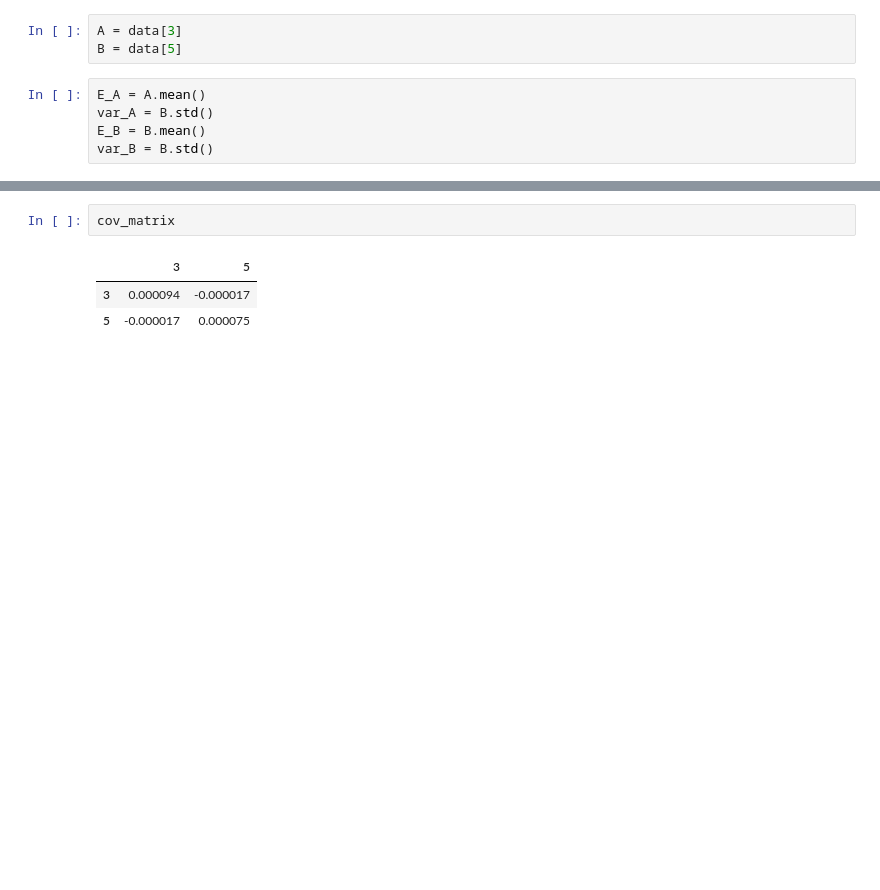
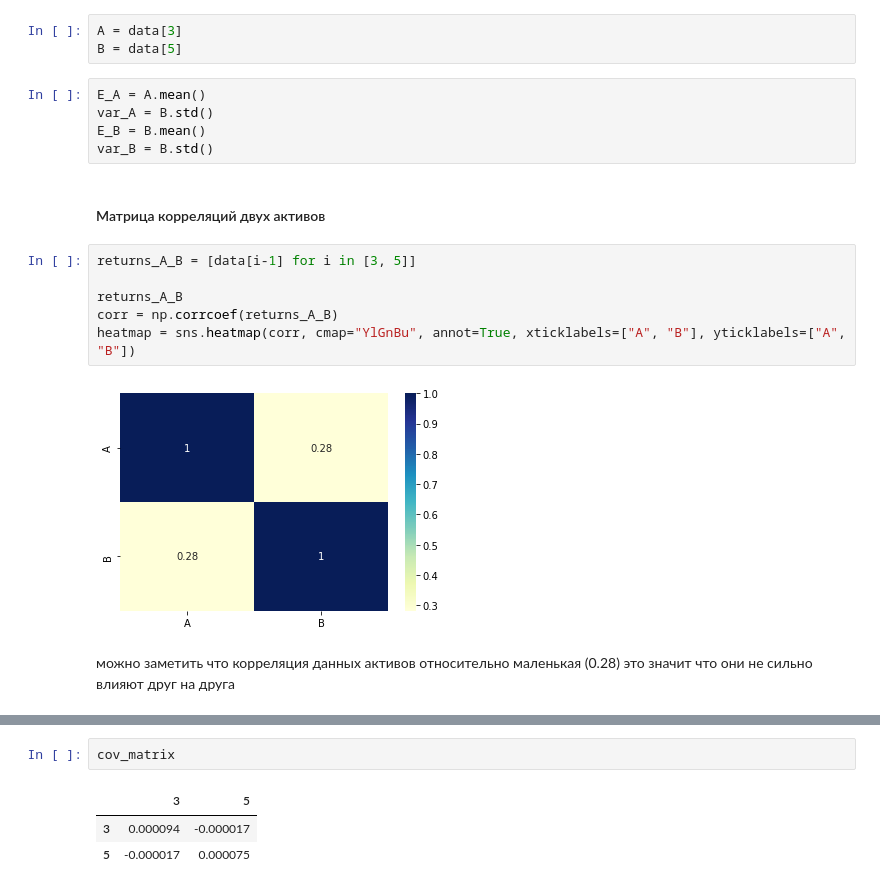
Before and after one commit to LevBugrov/eksamen, a Jupyter notebook: main.ipynb, the cells around one changed output, grey strips where cells are left out. Drawn from its saved outputs; the diff is of its cells as text; blank space fills up the shorter version.

```diff
--- a/main.ipynb
+++ b/main.ipynb
@@ -25,6 +25,18 @@ E_A = A.mean()
 var_A = B.std()
 E_B = B.mean()
 var_B = B.std()
+# %% [markdown]
+#### Матрица корреляций двух активов
+# %%
+returns_A_B = [data[i-1] for i in [3, 5]]
+
+returns_A_B
+corr = np.corrcoef(returns_A_B)
+heatmap = sns.heatmap(corr, cmap="YlGnBu", annot=True, xticklabels=["A", "B"], yticklabels=["A", "B"])
+# %% [output]
+[figure, added]
+# %% [markdown]
+можно заметить что корреляция данных активов относительно маленькая (0.28) это значит что они не сильно влияют друг на друга
 # %%
 plt.figure(figsize=(12, 6))
 plt.xlabel('σ')
```
Also changed, not shown: parts of 7 cells of this notebook.
